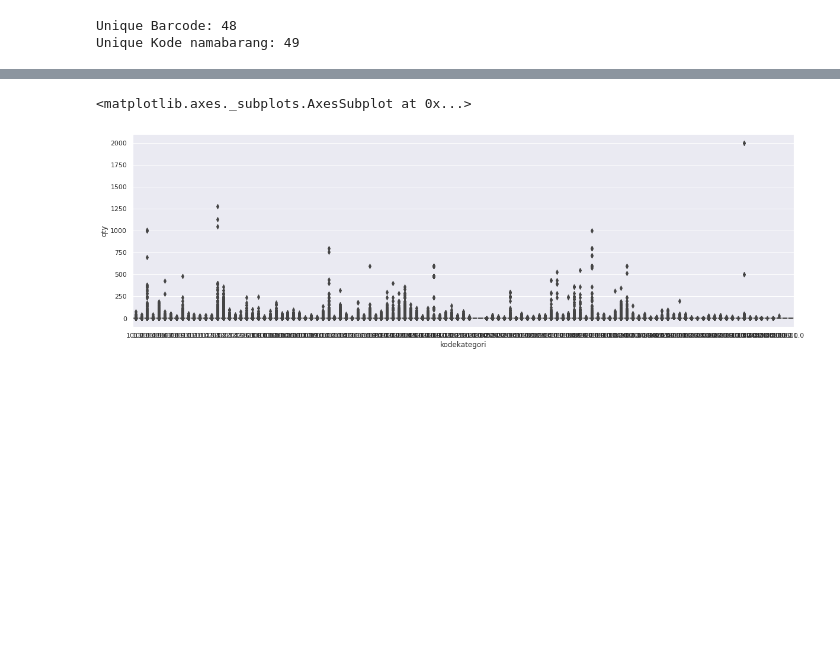
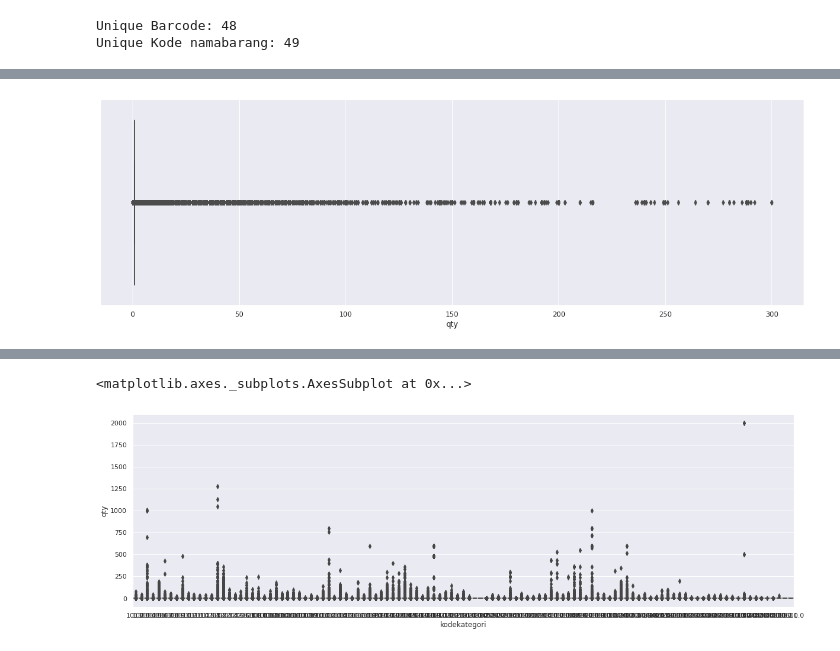
Before and after one commit to diegoray/sales-prediction-gru, a Jupyter notebook: ipynb/EDA.ipynb, the cells around one changed output, grey strips where cells are left out. Saved outputs shown, nothing was run; the diff lists cells and outputs as text; code cells hidden in the pictures; blank space fills up the shorter version.

```diff
--- a/ipynb/EDA.ipynb
+++ b/ipynb/EDA.ipynb
@@ -260,0 +257,4 @@ ax.set_xticklabels(ax.get_xticklabels(),rotation=90)
+# %%
+ax = sns.boxplot(dflimit300['qty']) # limit qty 300
+# %% [output]
+[figure, added]
```
Also changed, not shown: parts of 27 cells of this notebook, 3 other files.
